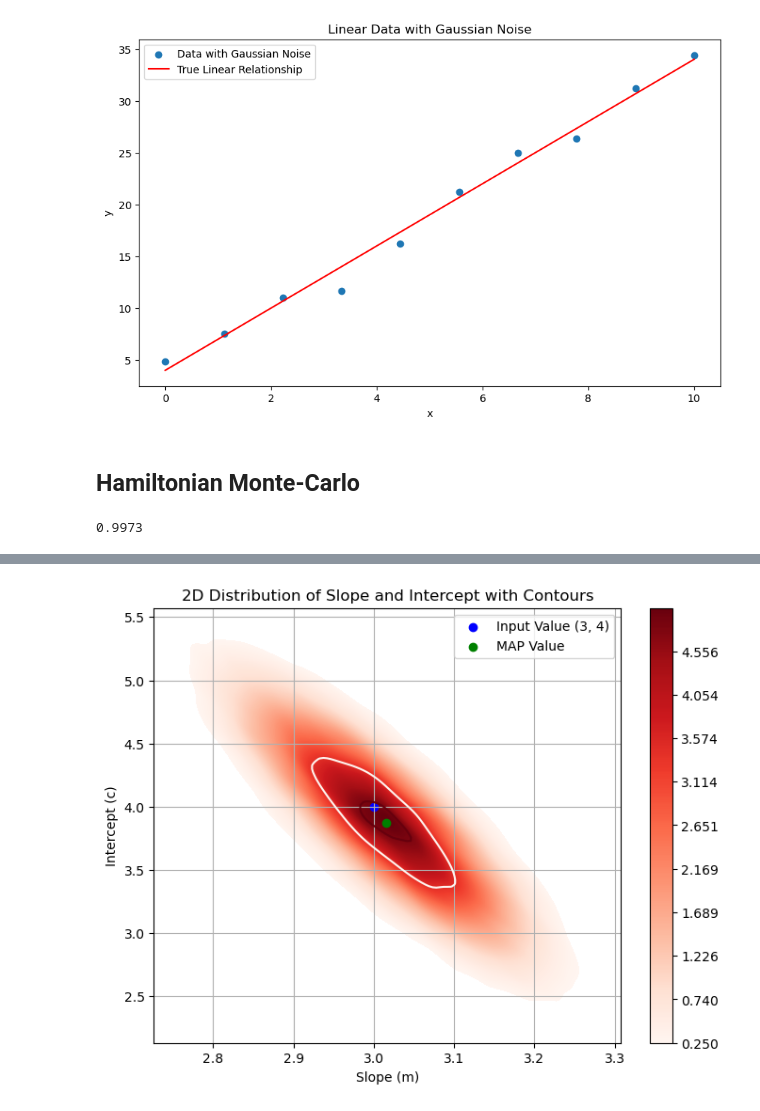
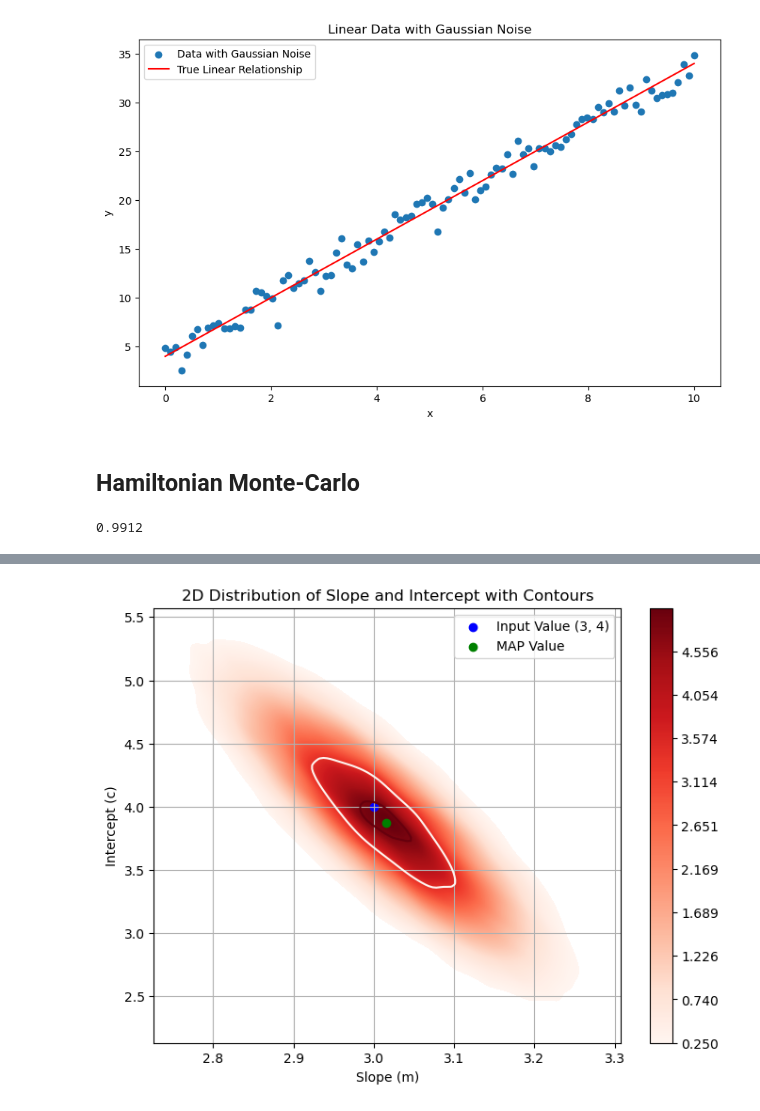
Before and after one commit to s-Sayan/HMC_code, a Jupyter notebook: Sayan/HMC_2D.ipynb, the cells around one changed output, grey strips where cells are left out. Saved outputs shown, nothing was run; the diff lists cells and outputs as text; code cells hidden in the pictures.

```diff
--- a/Sayan/HMC_2D.ipynb
+++ b/Sayan/HMC_2D.ipynb
@@ -1,32 +1,32 @@
 # %%
 import numpy as np
 import matplotlib.pyplot as plt
 import seaborn as sns
 # Parameters for linear data
 slope = 3
 intercept = 4
-n_points = 10
+n_points = 100
 
 # Generate linear data
 x = np.linspace(0, 10, n_points)
 y_true = slope * x + intercept
 
 # Add Gaussian noise
 np.random.seed(20)
 noise = np.random.normal(0, 1, n_points)
 y_noisy = y_true + noise
 
 # Plotting the data
 plt.figure(figsize=(10, 6))
 plt.scatter(x, y_noisy, label='Data with Gaussian Noise')
 plt.plot(x, y_true, color='red', label='True Linear Relationship')
 plt.title('Linear Data with Gaussian Noise')
 plt.xlabel('x')
 plt.ylabel('y')
 plt.legend()
 plt.show()
 # %% [output]
-[figure, old version]
+[figure, new version]
 # %%
 def log_likelihood(slope, intercept, x, y, sigma=1):
     """ Computes the log likelihood for linear regression """
@@ -104,12 +104,12 @@ def hmc(n_samples, step_size, n_leapfrog, x, y):
     return slope_samples, intercept_samples, acceptance_rate
 
 # Perform HMC sampling with analytical gradients
-n_samples = 100000
+n_samples = 10000
 step_size = 0.01
 n_leapfrog = 10
 
 slope_samples, intercept_samples, acceptance_rate = hmc(n_samples, step_size, n_leapfrog, x, y_noisy)
 acceptance_rate
 # %% [output]
-0.9973
+0.9912
 # %%
```
Also changed, not shown: parts of 3 cells of this notebook, 1 other file.
